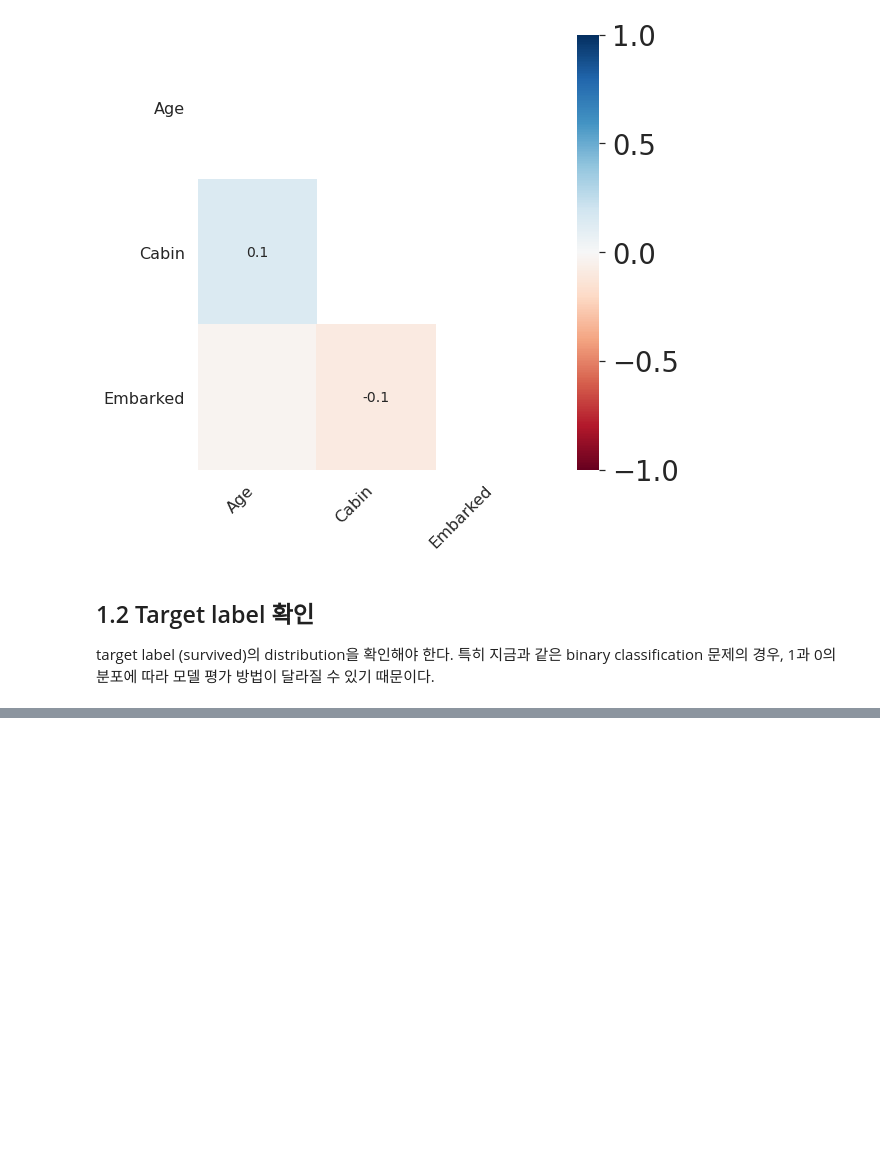
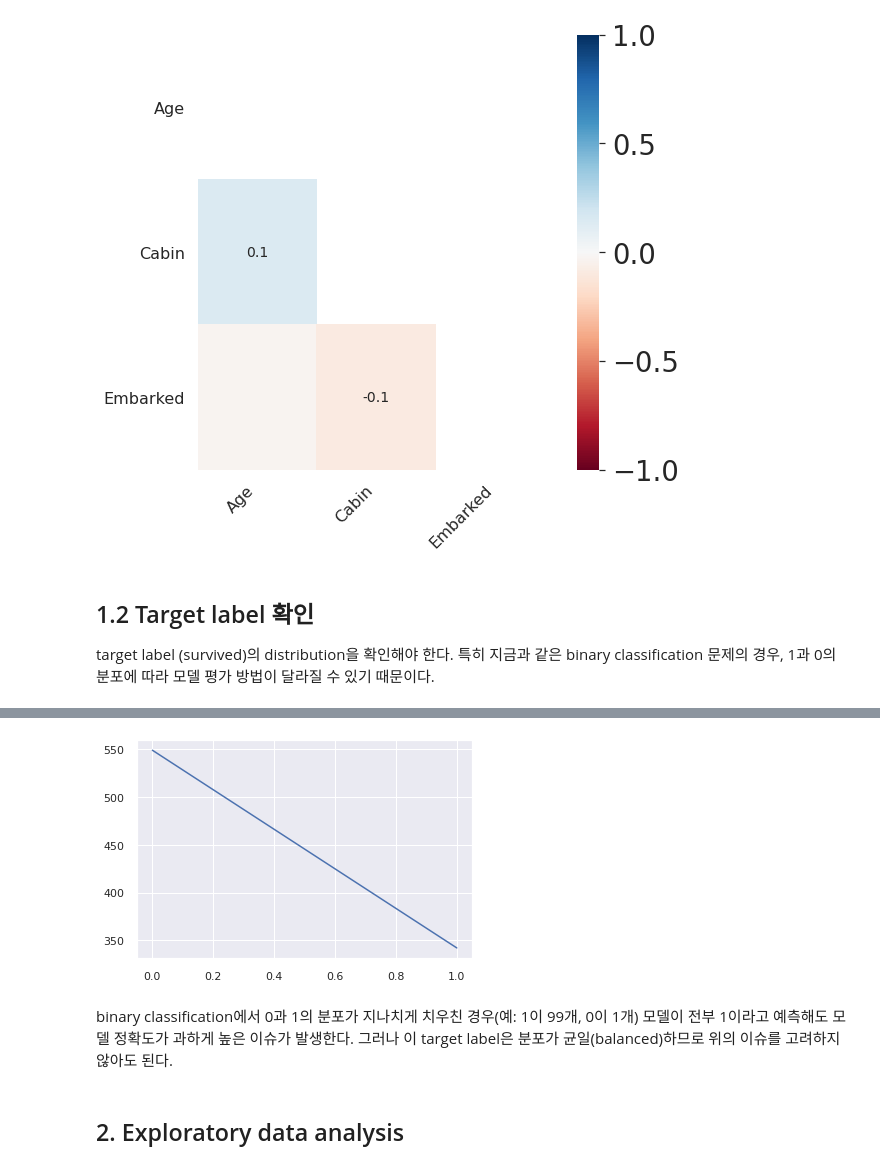
Before and after one commit to Soo-Im/Kaggle_Titanic, a Jupyter notebook: titanic-soo.ipynb, the cells around one changed output, grey strips where cells are left out. Drawn from its saved outputs; the diff is of its cells as text; code cells hidden in the pictures; blank space fills up the shorter version.

```diff
--- a/titanic-soo.ipynb
+++ b/titanic-soo.ipynb
@@ -128,0 +152,10 @@ df_train['Survived'].value_counts().plot.pie(explode=[0,0.1])
+# %%
+sns.set() # matplotlib나 dataframe plot에서도 sns.set을 통해 seaborn을 적용할 수 있다.
+df_train['Survived'].value_counts().plot()
+plt.show()
+# %% [output]
+[figure, added]
+# %% [markdown]
+binary classification에서 0과 1의 분포가 지나치게 치우친 경우(예: 1이 99개, 0이 1개) 모델이 전부 1이라고 예측해도 모델 정확도가 과하게 높은 이슈가 발생한다. 그러나 이 target label은 분포가 균일(balanced)하므로 위의 이슈를 고려하지 않아도 된다.
+# %% [markdown]
+## 2. Exploratory data analysis
```
Also changed, not shown: parts of 3 cells of this notebook.
